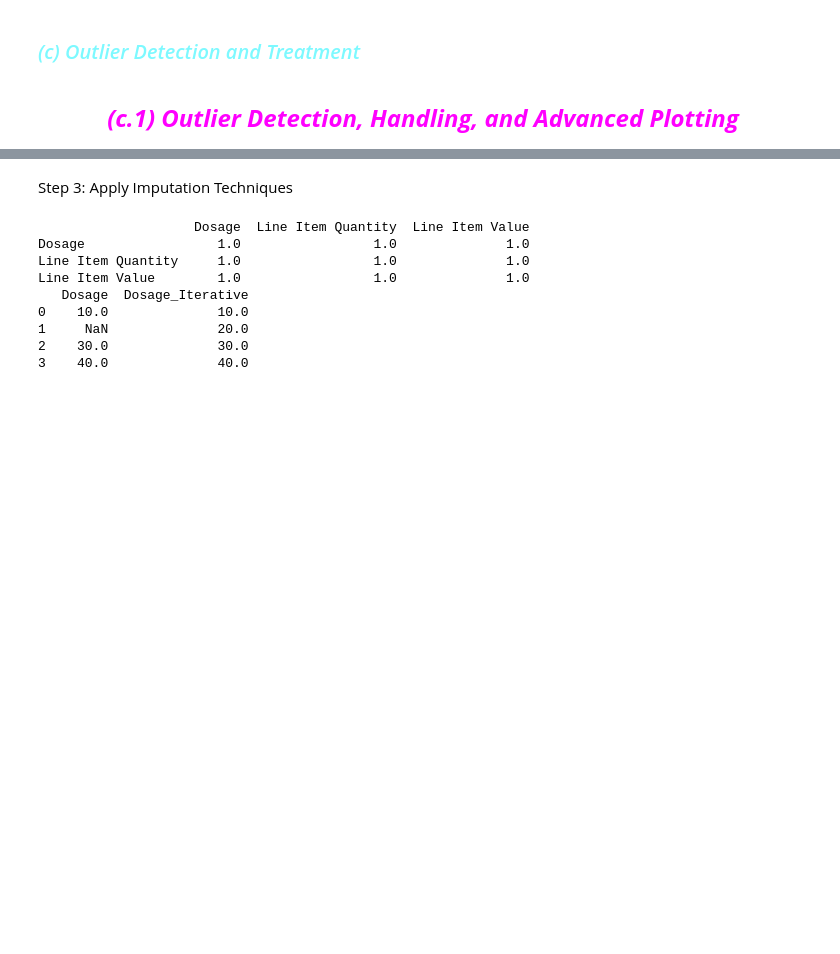
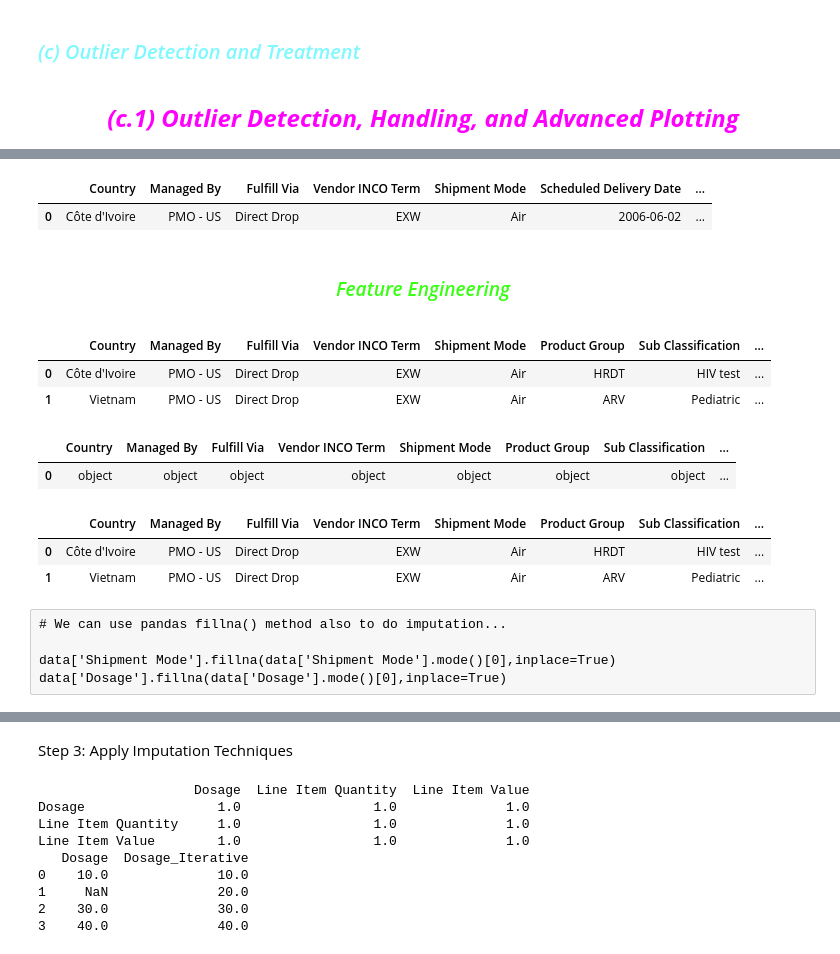
Before and after one commit to rashmiKumari03/Shipment-Price-Prediction, a Jupyter notebook: Notebook/Analyzing_Data.ipynb, the cells around one changed output, grey strips where cells are left out. Drawn from its saved outputs; the diff is of its cells as text; code cells hidden in the pictures; blank space fills up the shorter version.

```diff
--- a/Notebook/Analyzing_Data.ipynb
+++ b/Notebook/Analyzing_Data.ipynb
@@ -791,0 +839,40 @@ Date Data Summary:
+# %%
+data.head(1)
+# %% [output]
+|  | Country | Managed By | Fulfill Via | Vendor INCO Term | Shipment Mode | Scheduled Delivery Date | ... |
+| 0 | Côte d'Ivoire | PMO - US | Direct Drop | EXW | Air | 2006-06-02 | ... |
+# %% [markdown]
+<div style="text-align: center;">
+  <h3 style="color:#39FF14; font-style:italic; font-family:Georgia;">
+    Feature Engineering
+  </h3>
+</div>
+# %%
+# Creating New Fearutres:
+
+data['Delay in Delivery(Days)'] = data['Delivered to Client Date']-data['Scheduled Delivery Date']
+# %%
+# Once we are done with using date column and gets new features then better to drop the 3 date features because these is no use of it in making the model
+data.drop(columns=['Scheduled Delivery Date','Delivered to Client Date','Delivery Recorded Date'],inplace=True)
+# %%
+data.head(2)
+# %% [output]
+|  | Country | Managed By | Fulfill Via | Vendor INCO Term | Shipment Mode | Product Group | Sub Classification | ... |
+| 0 | Côte d'Ivoire | PMO - US | Direct Drop | EXW | Air | HRDT | HIV test | ... |
+| 1 | Vietnam | PMO - US | Direct Drop | EXW | Air | ARV | Pediatric | ... |
+# %%
+pd.DataFrame(data=data.dtypes.values,index=data.dtypes.index).T
+# %% [output]
+|  | Country | Managed By | Fulfill Via | Vendor INCO Term | Shipment Mode | Product Group | Sub Classification | ... |
+| 0 | object | object | object | object | object | object | object | ... |
+# %%
+data.head(2)
+# %% [output]
+|  | Country | Managed By | Fulfill Via | Vendor INCO Term | Shipment Mode | Product Group | Sub Classification | ... |
+| 0 | Côte d'Ivoire | PMO - US | Direct Drop | EXW | Air | HRDT | HIV test | ... |
+| 1 | Vietnam | PMO - US | Direct Drop | EXW | Air | ARV | Pediatric | ... |
+# %% [raw]
+# We can use pandas fillna() method also to do imputation...
+
+data['Shipment Mode'].fillna(data['Shipment Mode'].mode()[0],inplace=True)
+data['Dosage'].fillna(data['Dosage'].mode()[0],inplace=True)
```
Also changed, not shown: parts of 11 cells of this notebook.
